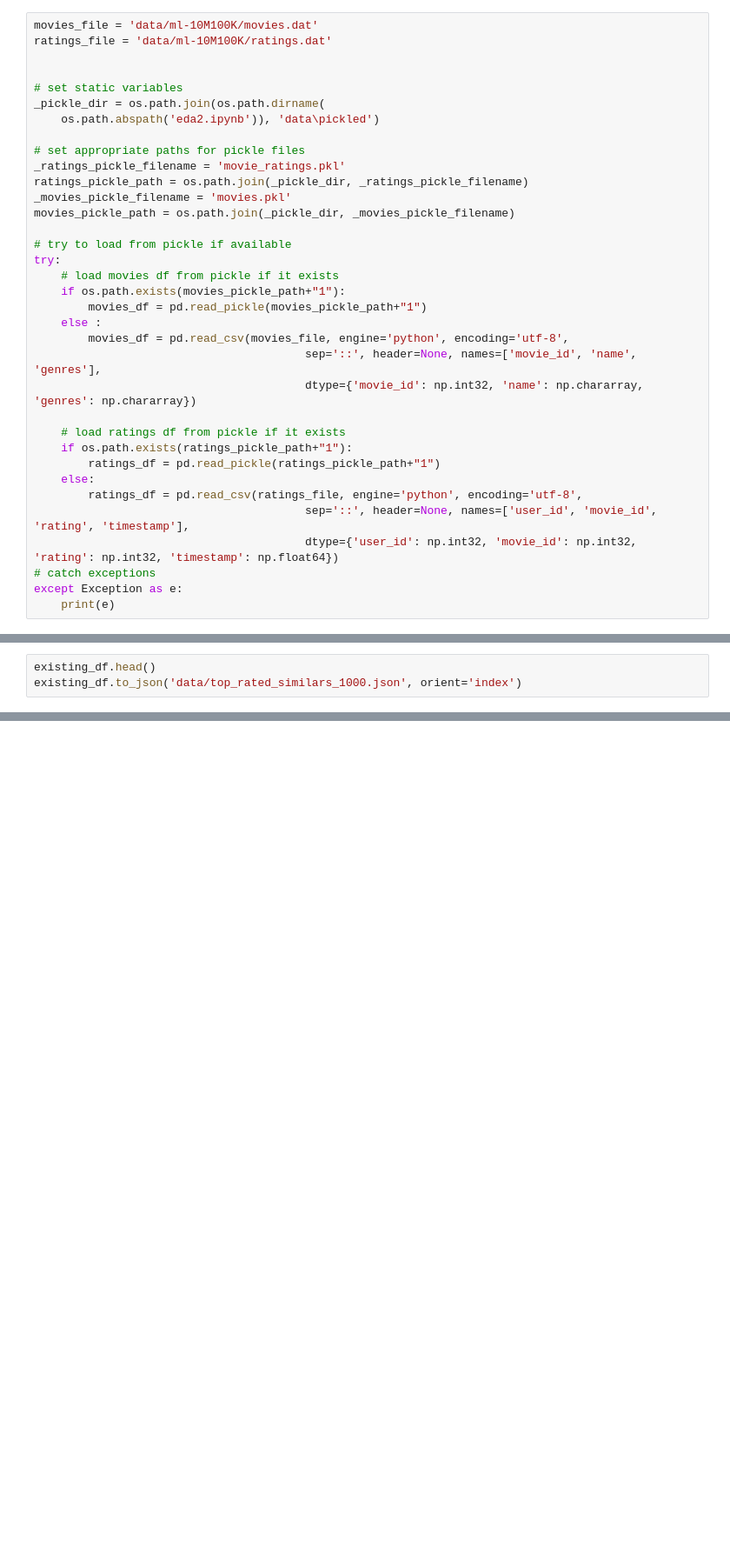
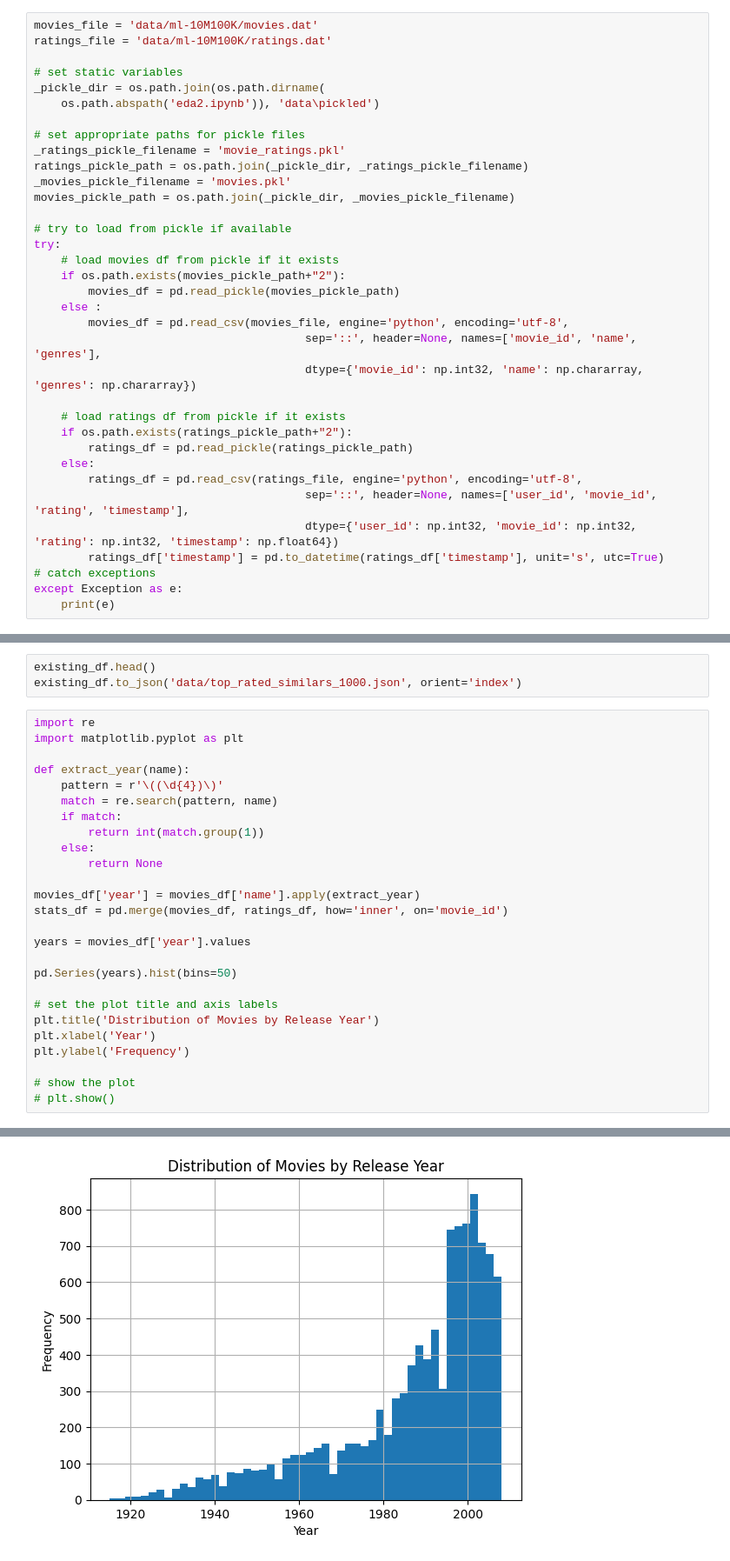
Before and after one commit to JohnMFrench/movie-recs, a Jupyter notebook: eda2.ipynb, the cells around one changed output, grey strips where cells are left out. Shown: that part at 87% size. Cells and saved outputs as stored; diff of their text form; blank space fills up the shorter version.

Commit message:
comparing year distribution of movies and ratings

```diff
--- a/eda2.ipynb
+++ b/eda2.ipynb
@@ -6,7 +6,6 @@ import numpy as np
 # %%
 movies_file = 'data/ml-10M100K/movies.dat'
 ratings_file = 'data/ml-10M100K/ratings.dat'
-
 
 # set static variables
 _pickle_dir = os.path.join(os.path.dirname(
@@ -21,20 +20,21 @@ movies_pickle_path = os.path.join(_pickle_dir, _movies_pickle_filename)
 # try to load from pickle if available
 try:
     # load movies df from pickle if it exists
-    if os.path.exists(movies_pickle_path+"1"):
-        movies_df = pd.read_pickle(movies_pickle_path+"1")
+    if os.path.exists(movies_pickle_path+"2"):
+        movies_df = pd.read_pickle(movies_pickle_path)
     else :
         movies_df = pd.read_csv(movies_file, engine='python', encoding='utf-8',
                                         sep='::', header=None, names=['movie_id', 'name', 'genres'],
                                         dtype={'movie_id': np.int32, 'name': np.chararray, 'genres': np.chararray})
 
     # load ratings df from pickle if it exists
-    if os.path.exists(ratings_pickle_path+"1"):
-        ratings_df = pd.read_pickle(ratings_pickle_path+"1")
+    if os.path.exists(ratings_pickle_path+"2"):
+        ratings_df = pd.read_pickle(ratings_pickle_path)
     else:
         ratings_df = pd.read_csv(ratings_file, engine='python', encoding='utf-8',
                                         sep='::', header=None, names=['user_id', 'movie_id', 'rating', 'timestamp'],
                                         dtype={'user_id': np.int32, 'movie_id': np.int32, 'rating': np.int32, 'timestamp': np.float64})
+        ratings_df['timestamp'] = pd.to_datetime(ratings_df['timestamp'], unit='s', utc=True)
 # catch exceptions
 except Exception as e:
     print(e)
@@ -170,3 +87,30 @@ KeyError: nan
 # %%
 existing_df.head()
 existing_df.to_json('data/top_rated_similars_1000.json', orient='index')
+# %%
+import re
+import matplotlib.pyplot as plt
+
+def extract_year(name):
+    pattern = r'\((\d{4})\)'
+    match = re.search(pattern, name)
+    if match:
+        return int(match.group(1))
+    else:
+        return None
+
+movies_df['year'] = movies_df['name'].apply(extract_year)
+stats_df = pd.merge(movies_df, ratings_df, how='inner', on='movie_id')
+
+years = movies_df['year'].values
+
+pd.Series(years).hist(bins=50)
+
+# set the plot title and axis labels
+plt.title('Distribution of Movies by Release Year')
+plt.xlabel('Year')
+plt.ylabel('Frequency')
+
+# show the plot
+# plt.show()
+# %% [output]
@@ -172,0 +118 @@ existing_df.to_json('data/top_rated_similars_1000.json', orient='index')
+[figure, added]
```
Also changed, not shown: parts of 6 cells of this notebook.
